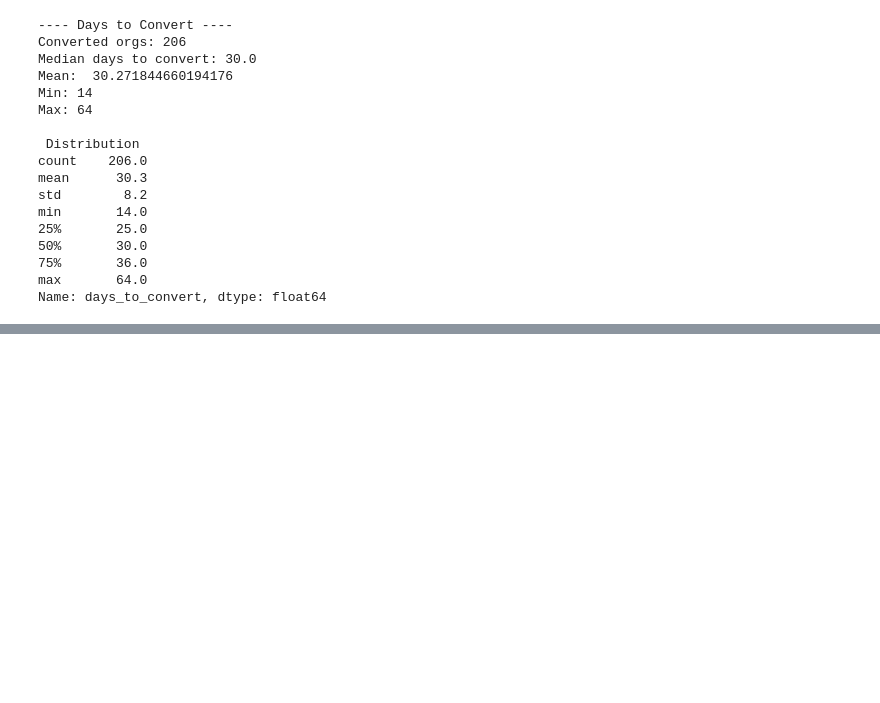
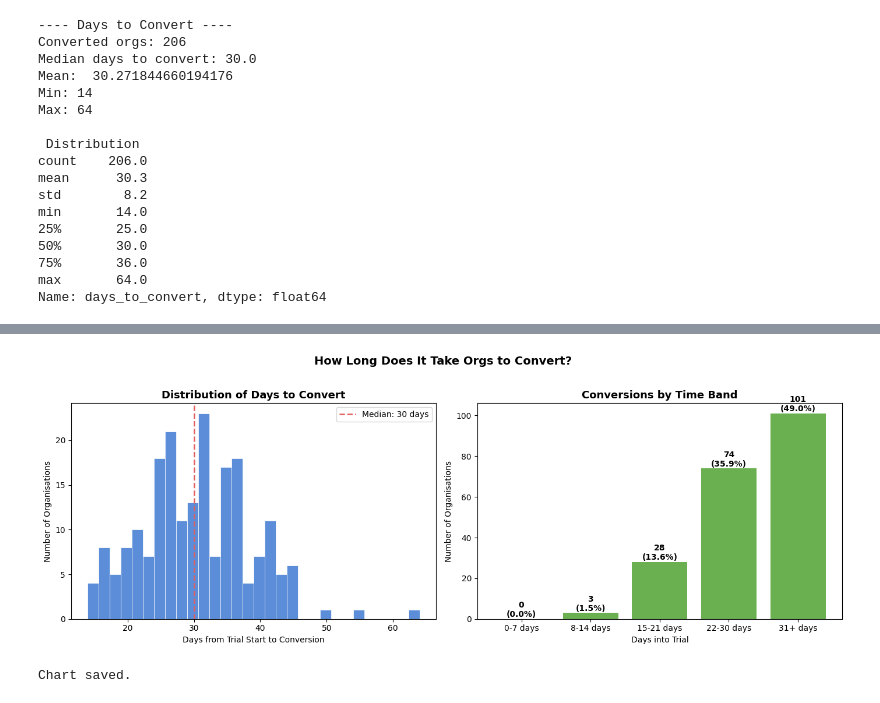
Before and after one commit to data-by-kaka/trial-conversion-analysis, a Jupyter notebook: Notebooks/02_Task.ipynb, the cells around one changed output, grey strips where cells are left out. Drawn from its saved outputs; the diff is of its cells as text; code cells hidden in the pictures; blank space fills up the shorter version.

```diff
--- a/Notebooks/02_Task.ipynb
+++ b/Notebooks/02_Task.ipynb
@@ -91,6 +91,16 @@ org_stats = (
 )
 
 org_df = org_stats.join(activity_counts)
+# %%
+# ── Apply the 3 Trial Goals from Task 1
+org_df["goal1_met"] = (org_df.get("Scheduling.Shift.Created",              0) >= 3).astype(int)
+org_df["goal2_met"] = (org_df.get("Scheduling.Template.ApplyModal.Applied", 0) >= 1).astype(int)
+org_df["goal3_met"] = (org_df.get("PunchClock.PunchedIn",                   0) >= 1).astype(int)
+org_df["trial_activated"] = (
+    (org_df["goal1_met"] == 1) &
+    (org_df["goal2_met"] == 1) &
+    (org_df["goal3_met"] == 1)
+).astype(int)
 # %%
 # ── Add trial cohort month ──
 
@@ -229,0 +275,45 @@ Name: days_to_convert, dtype: float64
+# %%
+fig, axes = plt.subplots(1, 2, figsize=(14, 5))
+
+# Left: histogram of raw days_to_convert
+axes[0].hist(
+    converted_df["days_to_convert"].dropna(),
+    bins=30,
+    color="#5b8dd9",
+    edgecolor="white",
+    linewidth=0.5
+)
+axes[0].axvline(
+    converted_df["days_to_convert"].median(),
+    color="#e06060", linestyle="--", linewidth=1.8,
+    label=f"Median: {converted_df['days_to_convert'].median():.0f} days"
+)
+axes[0].set_title("Distribution of Days to Convert", fontsize=13, fontweight="bold")
+axes[0].set_xlabel("Days from Trial Start to Conversion")
+axes[0].set_ylabel("Number of Organisations")
+axes[0].legend()
+
+# Right: time band bar chart
+axes[1].bar(
+    band_order,
+    band_counts.values,
+    color="#6aaf50",
+    edgecolor="none"
+)
+for i, (count, pct) in enumerate(zip(band_counts.values, band_pct.values)):
+    axes[1].text(i, count + 1, f"{count}\n({pct}%)",
+                 ha="center", fontsize=10, fontweight="bold")
+
+axes[1].set_title("Conversions by Time Band", fontsize=13, fontweight="bold")
+axes[1].set_xlabel("Days into Trial")
+axes[1].set_ylabel("Number of Organisations")
+
+plt.suptitle("How Long Does It Take Orgs to Convert?",
+             fontsize=14, fontweight="bold", y=1.02)
+plt.tight_layout()
+plt.savefig("time_to_convert.png", bbox_inches="tight", dpi=150)
+plt.show()
+print("Chart saved.")
+# %% [output]
+[figure, added]
+Chart saved.
```
Also changed, not shown: parts of 14 cells of this notebook, 5 other files.
